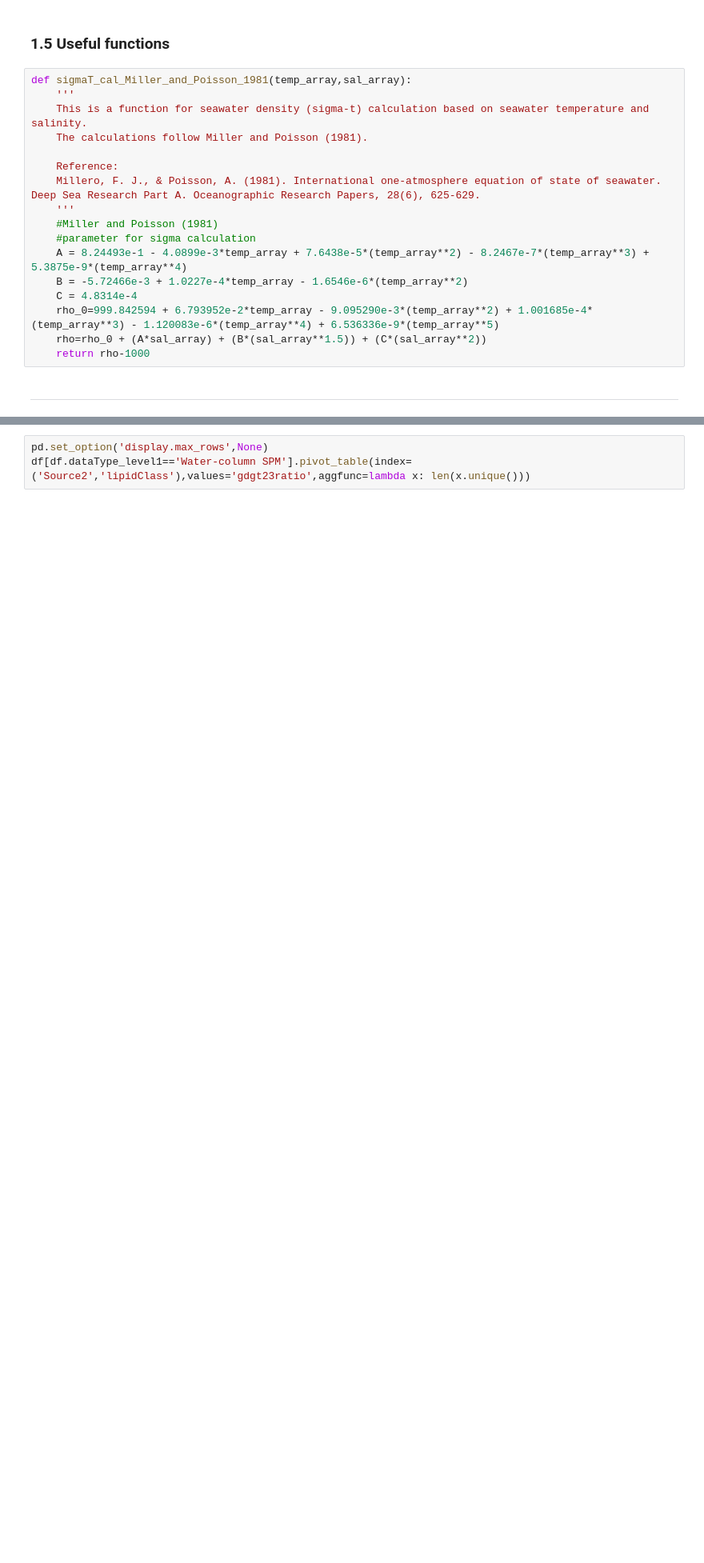
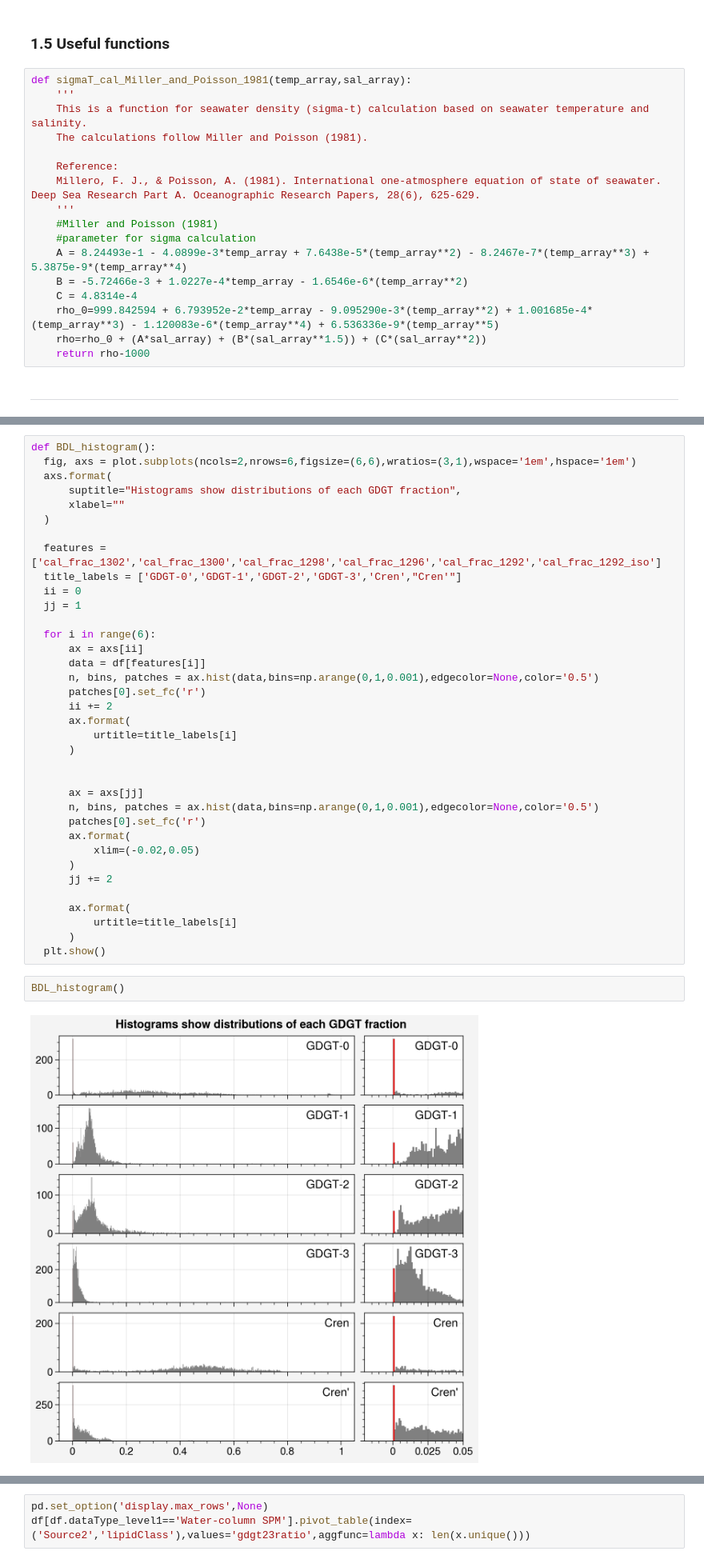
Before and after one commit to PaleoLipidRR/marine-AOA-GDGT-distribution, a Jupyter notebook: PNAS_pythonCodeS1_BeyondTEX86_preprocessing_RR.ipynb, the cells around one changed output, grey strips where cells are left out. Shown at 80% size. Saved outputs shown, nothing was run; the diff lists cells and outputs as text; blank space fills up the shorter version.

```diff
--- a/PNAS_pythonCodeS1_BeyondTEX86_preprocessing_RR.ipynb
+++ b/PNAS_pythonCodeS1_BeyondTEX86_preprocessing_RR.ipynb
@@ -123,0 +290,40 @@ sel_ancientData = df[df.dataType_level0=='Ancient']
+# %%
+def BDL_histogram():
+  fig, axs = plot.subplots(ncols=2,nrows=6,figsize=(6,6),wratios=(3,1),wspace='1em',hspace='1em')
+  axs.format(
+      suptitle="Histograms show distributions of each GDGT fraction",
+      xlabel=""
+  )
+
+  features = ['cal_frac_1302','cal_frac_1300','cal_frac_1298','cal_frac_1296','cal_frac_1292','cal_frac_1292_iso']
+  title_labels = ['GDGT-0','GDGT-1','GDGT-2','GDGT-3','Cren',"Cren'"]
+  ii = 0
+  jj = 1
+
+  for i in range(6):
+      ax = axs[ii]
+      data = df[features[i]]
+      n, bins, patches = ax.hist(data,bins=np.arange(0,1,0.001),edgecolor=None,color='0.5')
+      patches[0].set_fc('r')
+      ii += 2
+      ax.format(
+          urtitle=title_labels[i]
+      )
+
+
+      ax = axs[jj]
+      n, bins, patches = ax.hist(data,bins=np.arange(0,1,0.001),edgecolor=None,color='0.5')
+      patches[0].set_fc('r')
+      ax.format(
+          xlim=(-0.02,0.05)
+      )
+      jj += 2
+
+      ax.format(
+          urtitle=title_labels[i]
+      )
+  plt.show()
+# %%
+BDL_histogram()
+# %% [output]
+[figure, added]
```
Also changed, not shown: parts of 48 cells of this notebook.
